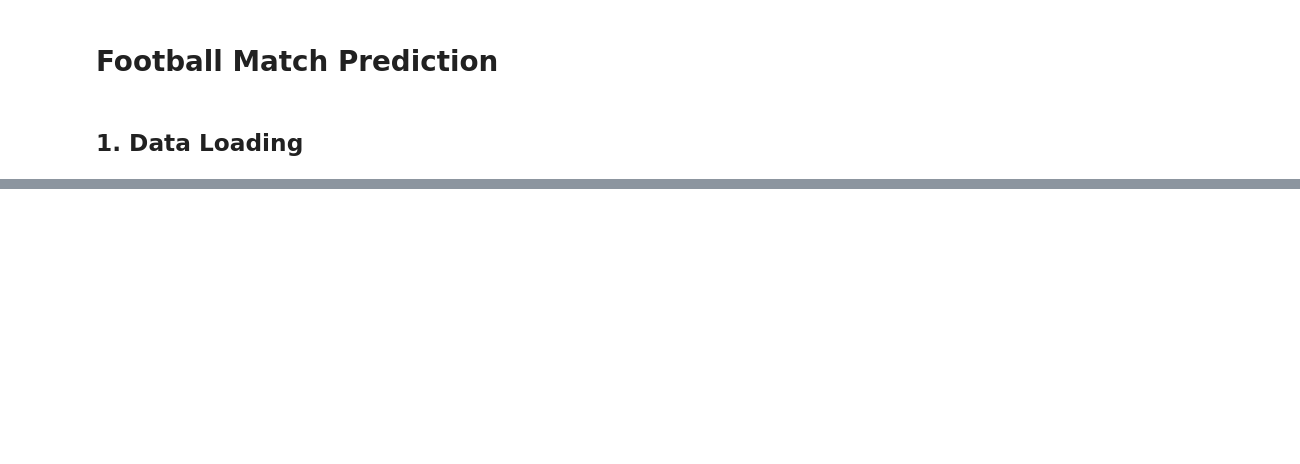
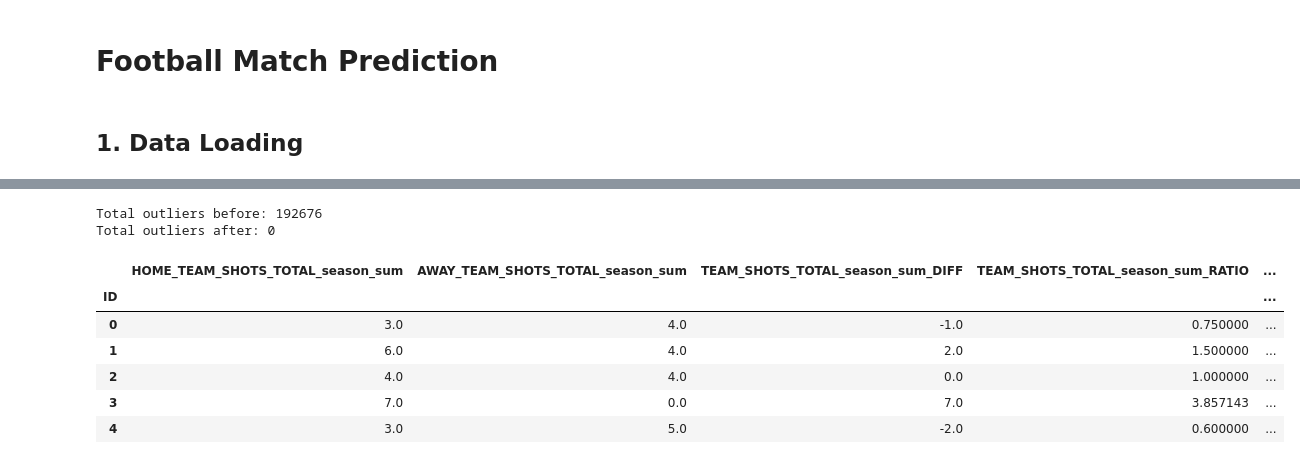
Before and after one commit to luckerma/ml_project, a Jupyter notebook: main.ipynb, the cells around one changed output, grey strips where cells are left out. Cells and saved outputs as stored; diff of their text form; code cells hidden in the pictures; blank space fills up the shorter version.

```diff
--- a/main.ipynb
+++ b/main.ipynb
@@ -415,0 +512,40 @@ Away Player Summary Statistics:
+# %%
+def handle_outliers(features: pd.DataFrame, threshold: float = 1.5) -> pd.DataFrame:
+    cleaned = features.copy()
+
+    for column in features.columns:
+        q1 = features[column].quantile(0.25)
+        q3 = features[column].quantile(0.75)
+        iqr = q3 - q1
+
+        lower_bound = q1 - (threshold * iqr)
+        upper_bound = q3 + (threshold * iqr)
+
+        # Cap outliers at boundaries instead of removing
+        cleaned[column] = features[column].clip(lower_bound, upper_bound)
+
+    # Validate outlier handling
+    outliers_before = ((features < features.quantile(0.25) - 1.5 * (features.quantile(0.75) - features.quantile(0.25))) |
+                      (features > features.quantile(0.75) + 1.5 * (features.quantile(0.75) - features.quantile(0.25)))).sum()
+    outliers_after = ((cleaned < cleaned.quantile(0.25) - 1.5 * (cleaned.quantile(0.75) - cleaned.quantile(0.25))) |
+                     (cleaned > cleaned.quantile(0.75) + 1.5 * (cleaned.quantile(0.75) - cleaned.quantile(0.25)))).sum()
+
+    print(f"Total outliers before: {outliers_before.sum()}")
+    print(f"Total outliers after: {outliers_after.sum()}")
+
+    return cleaned
+
+processed_features = handle_outliers(processed_features)
+# %% [output]
+Total outliers before: 192676
+Total outliers after: 0
+# %%
+processed_features.head()
+# %% [output]
+|  | HOME_TEAM_SHOTS_TOTAL_season_sum | AWAY_TEAM_SHOTS_TOTAL_season_sum | TEAM_SHOTS_TOTAL_season_sum_DIFF | TEAM_SHOTS_TOTAL_season_sum_RATIO | ... |
+| ID |  |  |  |  | ... |
+| 0 | 3.0 | 4.0 | -1.0 | 0.750000 | ... |
+| 1 | 6.0 | 4.0 | 2.0 | 1.500000 | ... |
+| 2 | 4.0 | 4.0 | 0.0 | 1.000000 | ... |
+| 3 | 7.0 | 0.0 | 7.0 | 3.857143 | ... |
+| 4 | 3.0 | 5.0 | -2.0 | 0.600000 | ... |
```
Also changed, not shown: parts of 17 cells of this notebook, 4 other files.
